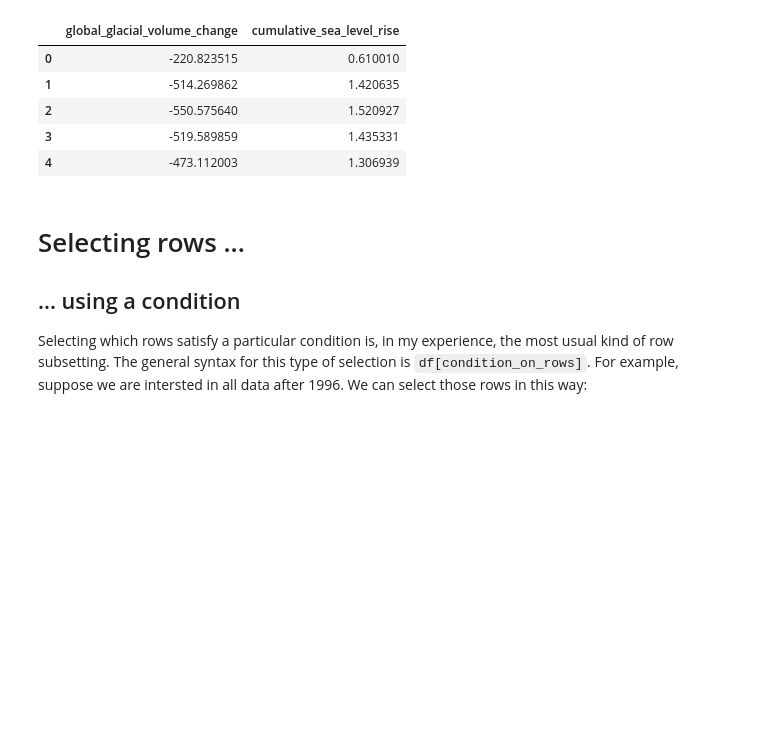
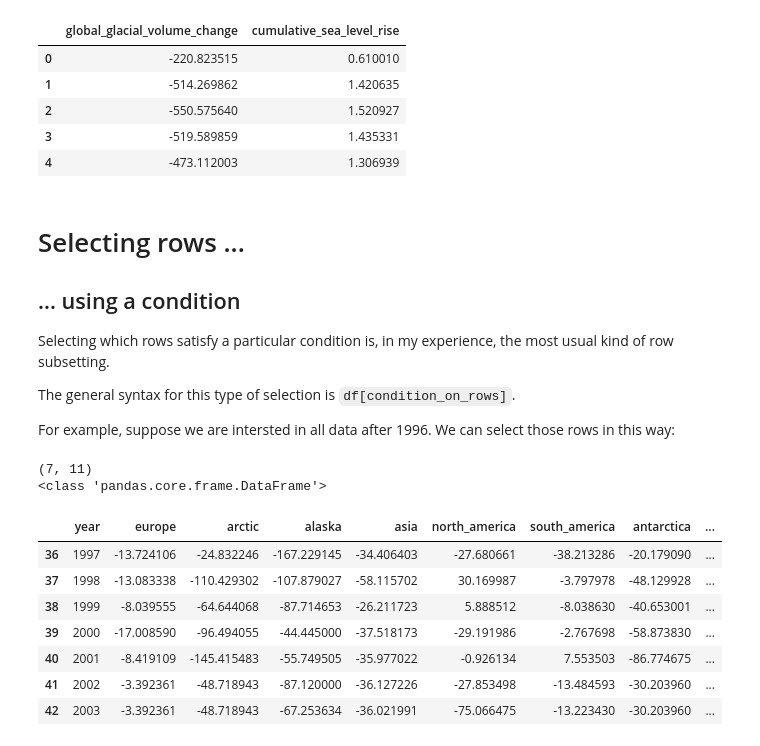
Before and after one commit to a-ramji/eds-220-lesson2-pandas, a Jupyter notebook: Lesson-2-pandas-intro.ipynb, the cells around one changed output. Cells and saved outputs as stored; diff of their text form; code cells hidden in the pictures; blank space fills up the shorter version.

```diff
--- a/Lesson-2-pandas-intro.ipynb
+++ b/Lesson-2-pandas-intro.ipynb
@@ -288,4 +288,28 @@ glacial_cumulative.head()
 
 ## ... using a condition
 
-Selecting which rows satisfy a particular condition is, in my experience, the most usual kind of row subsetting. The general syntax for this type of selection is `df[condition_on_rows]`. For example, suppose we are intersted in all data after 1996. We can select those rows in this way:
+Selecting which rows satisfy a particular condition is, in my experience, the most usual kind of row subsetting.
+
+The general syntax for this type of selection is `df[condition_on_rows]`.
+
+
+For example, suppose we are intersted in all data after 1996. We can select those rows in this way:
+# %%
+# select all rows with year > 1996
+after_96 = df[ df['year']>1996 ]
+
+print(after_96.shape)
+print(type(after_96))
+
+after_96
+# %% [output]
+(7, 11)
+<class 'pandas.core.frame.DataFrame'>
+|  | year | europe | arctic | alaska | asia | north_america | south_america | antarctica | ... |
+| 36 | 1997 | -13.724106 | -24.832246 | -167.229145 | -34.406403 | -27.680661 | -38.213286 | -20.179090 | ... |
+| 37 | 1998 | -13.083338 | -110.429302 | -107.879027 | -58.115702 | 30.169987 | -3.797978 | -48.129928 | ... |
+| 38 | 1999 | -8.039555 | -64.644068 | -87.714653 | -26.211723 | 5.888512 | -8.038630 | -40.653001 | ... |
+| 39 | 2000 | -17.008590 | -96.494055 | -44.445000 | -37.518173 | -29.191986 | -2.767698 | -58.873830 | ... |
+| 40 | 2001 | -8.419109 | -145.415483 | -55.749505 | -35.977022 | -0.926134 | 7.553503 | -86.774675 | ... |
+| 41 | 2002 | -3.392361 | -48.718943 | -87.120000 | -36.127226 | -27.853498 | -13.484593 | -30.203960 | ... |
+| 42 | 2003 | -3.392361 | -48.718943 | -67.253634 | -36.021991 | -75.066475 | -13.223430 | -30.203960 | ... |
```
Also changed, not shown: parts of 14 cells of this notebook.
